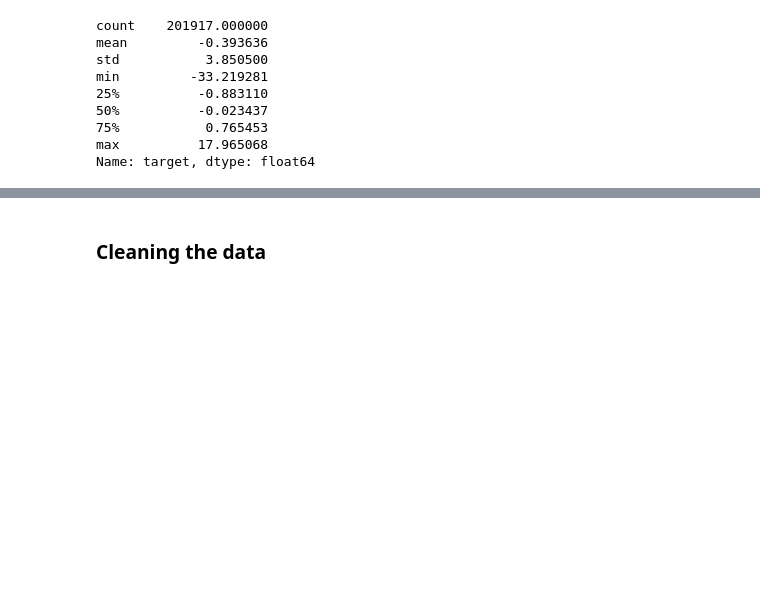
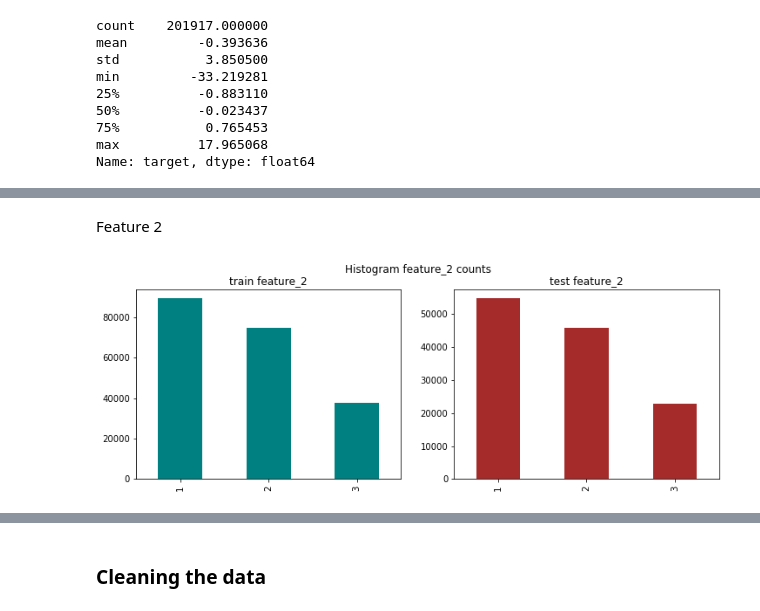
Before and after one commit to johngreibelarsen/understand-customer-loyalty, a Jupyter notebook: basic_kernel.ipynb, the cells around one changed output, grey strips where cells are left out. Saved outputs shown, nothing was run; the diff lists cells and outputs as text; code cells hidden in the pictures; blank space fills up the shorter version.

```diff
--- a/basic_kernel.ipynb
+++ b/basic_kernel.ipynb
@@ -125,0 +134,10 @@ plt.show()
+# %% [markdown]
+Feature 2
+# %%
+fig, ax = plt.subplots(1, 2, figsize = (12, 4));
+df_train['feature_2'].value_counts().sort_index().plot(kind='bar', ax=ax[0], color='teal', title='train feature_2');
+df_test['feature_2'].value_counts().sort_index().plot(kind='bar', ax=ax[1], color='brown', title='test feature_2');
+plt.suptitle('Histogram feature_2 counts');
+plt.show()
+# %% [output]
+[figure, added]
```
Also changed, not shown: parts of 29 cells of this notebook.
